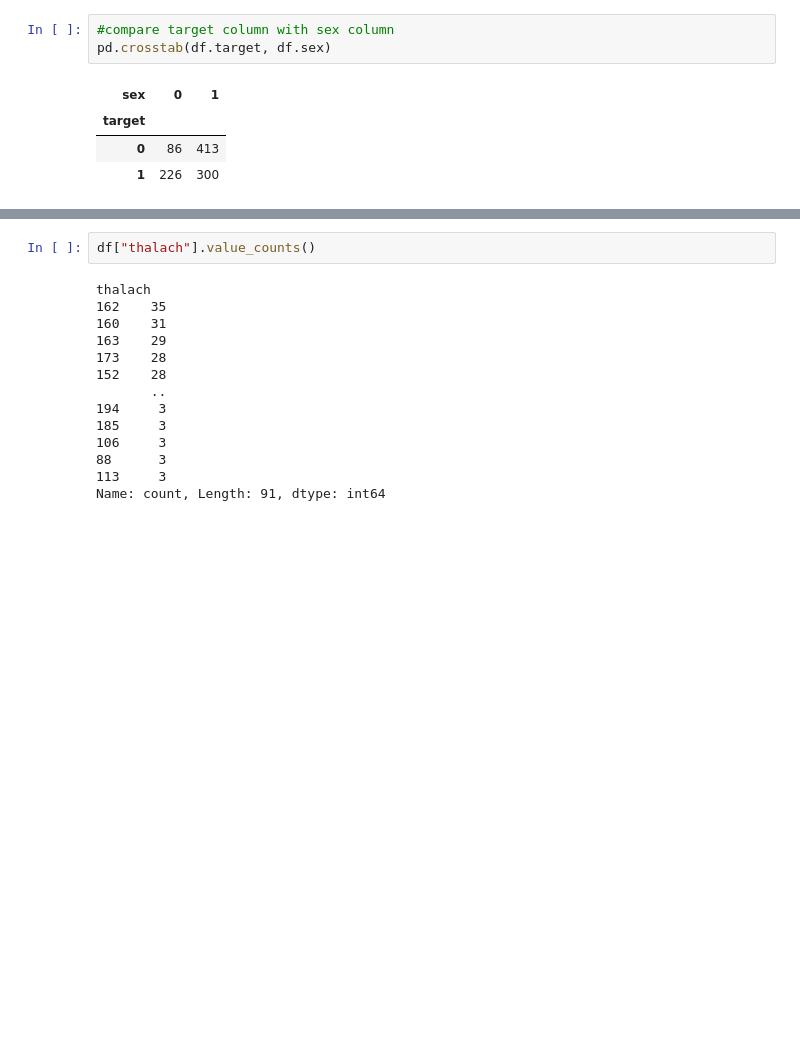
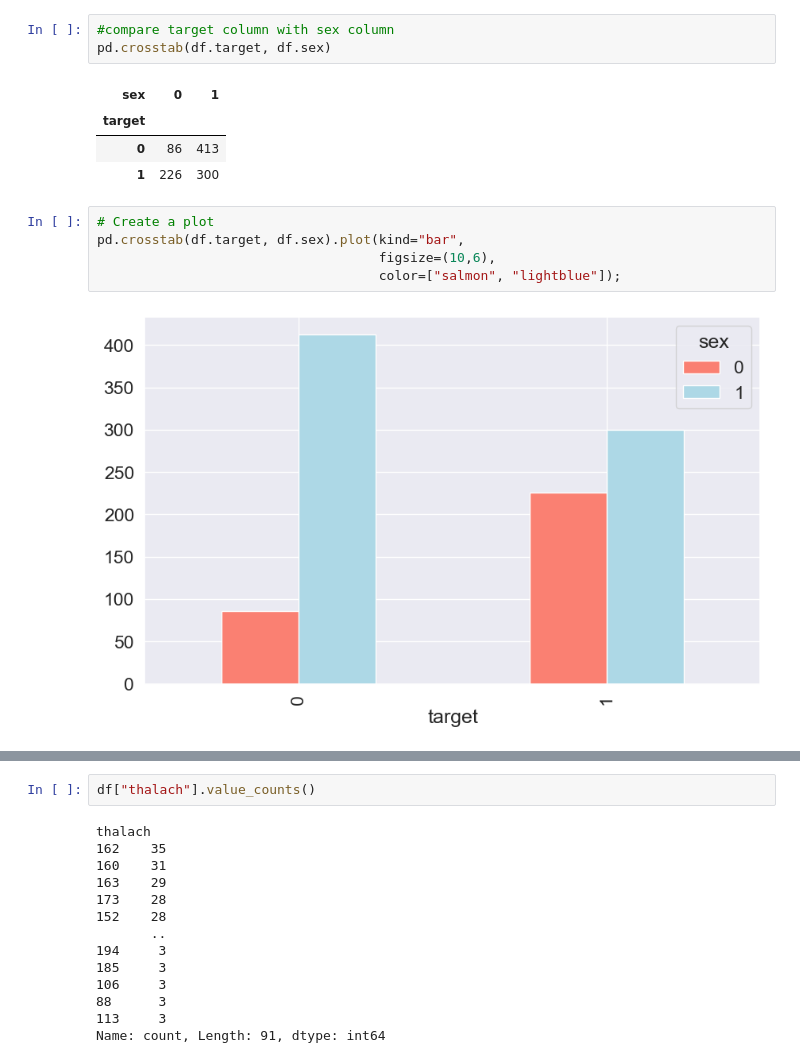
Before and after one commit to abhinava-sai/Heart-Disease-Classification, a Jupyter notebook: end-to-end-heart-disease-classification.ipynb, the cells around one changed output, grey strips where cells are left out. Saved outputs shown, nothing was run; the diff lists cells and outputs as text; blank space fills up the shorter version.

```diff
--- a/end-to-end-heart-disease-classification.ipynb
+++ b/end-to-end-heart-disease-classification.ipynb
@@ -219,6 +220,13 @@ pd.crosstab(df.target, df.sex)
 | target |  |  |
 | 0 | 86 | 413 |
 | 1 | 226 | 300 |
+# %%
+# Create a plot
+pd.crosstab(df.target, df.sex).plot(kind="bar",
+                                    figsize=(10,6),
+                                    color=["salmon", "lightblue"]);
+# %% [output]
+[figure, added]
 # %%
 # create a plot of crosstab
 pd.crosstab(df.target, df.sex).plot(kind="bar",
```
Also changed, not shown: parts of 14 cells of this notebook.
